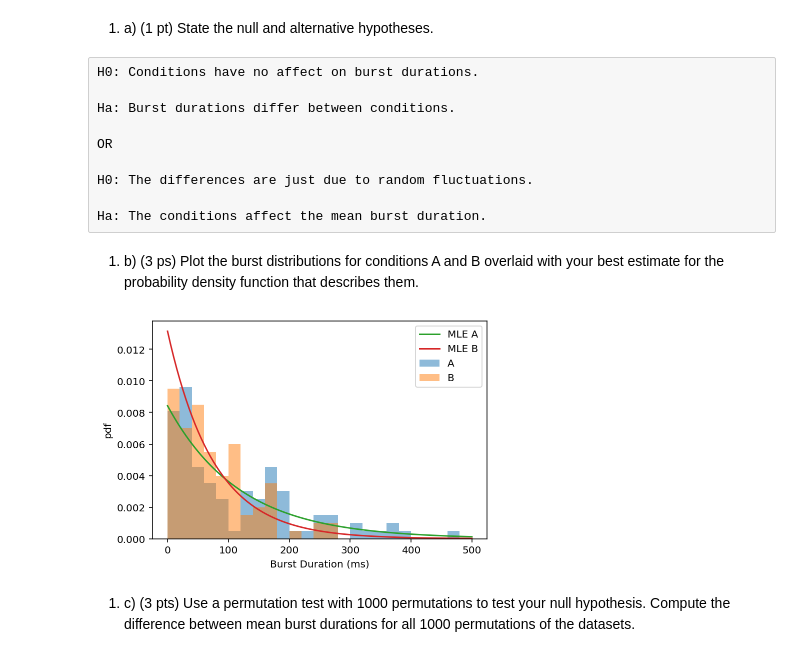
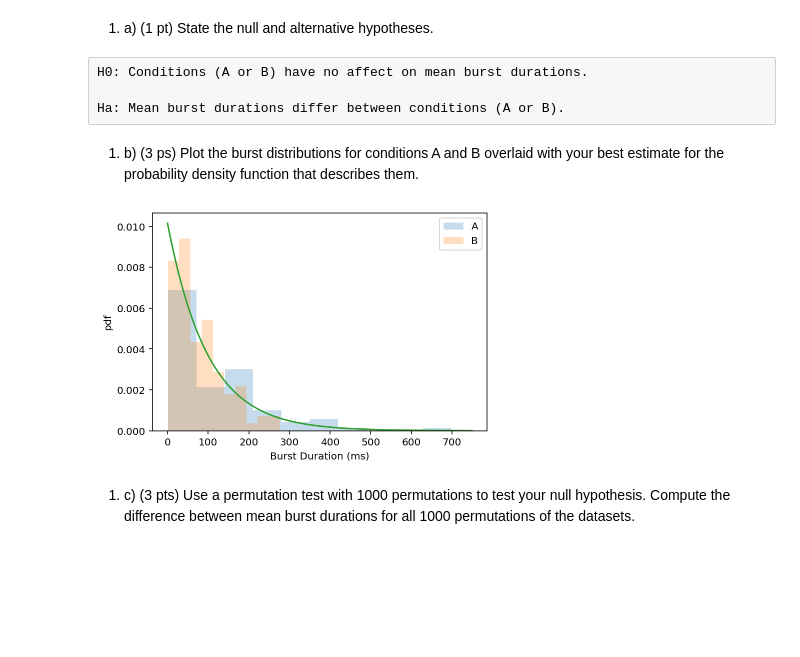
Before and after one commit to nishadalal120/NEU-365P-385L-Spring-2021, a Jupyter notebook: homework/homework-hypothesis_testing.ipynb, the cells around one changed output. Cells and saved outputs as stored; diff of their text form; code cells hidden in the pictures; blank space fills up the shorter version.

```diff
--- a/homework/homework-hypothesis_testing.ipynb
+++ b/homework/homework-hypothesis_testing.ipynb
@@ -63,33 +63,24 @@ burstDurationsB_ms = np.array([ 19.1579061 , 103.28099491, 155.40048778,  54.005
 # %% [markdown]
 1. a) (1 pt) State the null and alternative hypotheses.
 # %% [raw]
-H0: Conditions have no affect on burst durations.
+H0: Conditions (A or B) have no affect on mean burst durations.
 
-Ha: Burst durations differ between conditions.
-
-OR
-
-H0: The differences are just due to random fluctuations.
-
-Ha: The conditions affect the mean burst duration.
+Ha: Mean burst durations differ between conditions (A or B).
 # %% [markdown]
 1. b) (3 ps) Plot the burst distributions for conditions A and B overlaid with your best estimate for the probability density function that describes them.
-# %%
-loc, tauA_ms = st.expon.fit(burstDurationsA_ms)
-loc, tauB_ms = st.expon.fit(burstDurationsB_ms)
-
-plt.hist(burstDurationsA_ms, bins=range(0, 500, 20), density=True, alpha=0.5, label='A')
-plt.hist(burstDurationsB_ms, bins=range(0, 500, 20), density=True, alpha=0.5, label='B')
-dur_ms = np.linspace(0, 500, 100)
-plt.plot(dur_ms, st.expon.pdf(dur_ms, loc=0, scale=tauA_ms), label='MLE A')
-plt.plot(dur_ms, st.expon.pdf(dur_ms, loc=0, scale=tauB_ms), label='MLE B')
-plt.xlabel('Burst Duration (ms)')
-plt.ylabel('pdf')
-plt.legend()
-plt.show()
-
-#tauA_ms, tauB_ms
-# %% [output]
-[figure, removed]
+# %%
+plt.hist(burstDurationsA_ms, alpha = 0.25, density = True, label = "A")
+plt.hist(burstDurationsB_ms, alpha = 0.25, density = True, label = "B")
+
+plt.xlabel('Burst Duration (ms)')
+plt.ylabel('pdf')
+plt.legend()
+
+dist = st.expon(loc=0, scale=np.concatenate((burstDurationsA_ms, burstDurationsB_ms)).mean())
+
+plt.plot(np.arange(0, 750), dist.pdf(np.arange(0, 750)))
+plt.show()
+# %% [output]
+[figure, added]
 # %% [markdown]
 1. c) (3 pts) Use a permutation test with 1000 permutations to test your null hypothesis. Compute the difference between mean burst durations for all 1000 permutations of the datasets.
```
Also changed, not shown: parts of 13 cells of this notebook.
